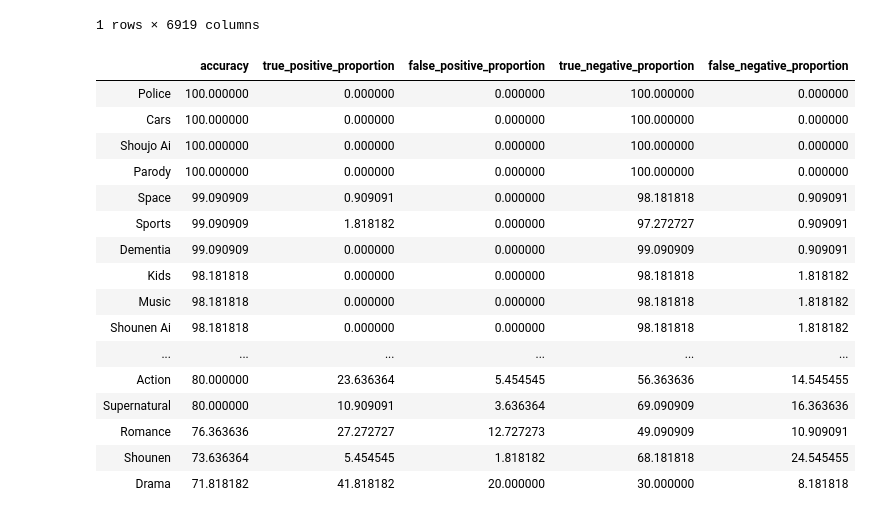
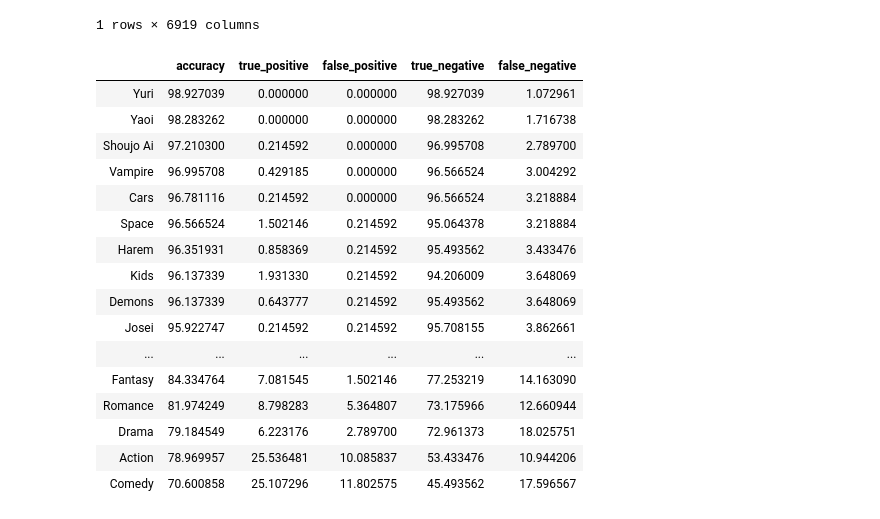
Before and after one commit to MaximeBastion/Anime_Classifier_Bayes, a Jupyter notebook: Anime_Classifier_Bayes.ipynb, the cells around one changed output. Drawn from its saved outputs; the diff is of its cells as text; code cells hidden in the pictures.

Commit message:
Working with more anime, accuracy nested pie charts

```diff
--- a/Anime_Classifier_Bayes.ipynb
+++ b/Anime_Classifier_Bayes.ipynb
@@ -195,14 +246,16 @@ def fetch_data(genres_dictionary, pages_per_genre=3):
 # We only fetch API data if we did not already do it and saved it, or if we set it to do it regardless (new data?)
 if not path.isfile(Constants.ANIMES_CSV_FILENAME) or Constants.FORCE_API_GET:
     print("Fetching & saving anime data")
-    animes = fetch_data(genres_name)
+#     animes = fetch_data(genres_name)
+    all_ids = [id + 1 for id in range(43)]
+    animes = fetch_data(all_ids, 1)
     animes.to_csv(Constants.ANIMES_CSV_FILENAME, index = False)
 else:
     print("Loading anime data")
     animes = pd.read_csv(Constants.ANIMES_CSV_FILENAME)
-    # the synopsis column is saved and loaded as strings, not lists. We need to convert it back to lists
+    # the synopsis and genres columns are saved and loaded as strings, not lists of strings. We need to convert them back to lists
     animes["synopsis"] = animes["synopsis"].str.replace('[', '').str.replace(']', '').str.replace("'", '').str.replace(',', '').str.split()
-
+    animes["genres"] = animes["genres"].str.replace('[', '').str.replace(']', '').str.replace("'", '').str.replace(', ', ',').str.split(',')
 
 print("Loaded " + str(animes.shape[0]) + " animes")
 animes.head()
@@ -257,7 +310,7 @@ def get_vocabulary(series):
     for synopsis in series:
         for word in synopsis:
             vocab.append(word)
-    return list(set(vocab))
+    return set(vocab)
 
 vocabulary = get_vocabulary(training_set["synopsis"])
 len(vocabulary)
@@ -351,17 +404,17 @@ genre_n_words
 import time
 
 def save_parameters():
-#     filename = "parameters_" + str(len(clean_training_data)) + "_animes_" + str(n_vocabulary)  + "_words_" + str(len(genres)) + "_genres.json"
-    with open("parameters.json", 'w', encoding='utf-8') as f:
+    with open(Constants.PARAMETERS_FILENAME, 'w', encoding='utf-8') as f:
         json.dump(parameters, f, ensure_ascii=False, indent=4)
-    with open("parameters_no.json", 'w', encoding='utf-8') as f:
+    with open(Constants.PARAMETERS_NO_FILENAME, 'w', encoding='utf-8') as f:
         json.dump(parameters_no, f, ensure_ascii=False, indent=4)
 
-def load_parameters(filename="parameters.json", filename_no="parameters_no.json"):
+def load_parameters():
     params, params_no = None, None
-    with open(filename, 'r') as f:
+#     with open(Constants.PARAMETERS_FILENAME, 'r') as f:
+    with open(Constants.PARAMETERS_FILENAME, 'r', encoding='cp850') as f:
         params =  json.load(f)
-    with open(filename_no, 'r') as n:
+    with open(Constants.PARAMETERS_NO_FILENAME, 'r', encoding='cp850') as n:
         params_no =  json.load(n)
     return params, params_no
 
@@ -376,7 +429,6 @@ def compute_parameters():
             # P(genre|synopsis)
             rows_of_this_genre = training_set_clean[training_set_clean[genre] == True]
             n_word_given_genre = rows_of_this_genre[word].sum()    # number of occurences of the treated word in synopses of this genre
-            #print(n_word_given_genre)
             p_word_given_genre = (n_word_given_genre + alpha) / (genre_n_words[genre] + alpha*n_vocabulary)
             parameters[genre][word] = p_word_given_genre
 
@@ -395,11 +447,11 @@ def compute_parameters():
     return parameters, parameters_no
 
 # If we already computed our parameters and saved them locally, we load them. Otherwise we compute and save them
-if path.isfile('parameters.json') and path.isfile('parameters_no.json'):
+if path.isfile(Constants.PARAMETERS_FILENAME) and path.isfile(Constants.PARAMETERS_NO_FILENAME) and not Constants.FORCE_COMPUTE_PARAMETERS:
     parameters, parameters_no = load_parameters()
 else:
-    parameters, parameters_no = compute_parameters
-    #save_parameters()
+    parameters, parameters_no = compute_parameters()
+    save_parameters()
 
 
-parameters["Action"]
+#parameters["Action"]
@@ -498,16 +532,16 @@ def get_accuracy_per_genre_df(df):
 
     genre_stats = pd.DataFrame({
         "accuracy": list(accuracy_per_genre),
-        "true_positive_proportion": true_positive_proportions,
-        "false_positive_proportion": false_positive_proportions,
-        "true_negative_proportion": true_negative_proportions,
-        "false_negative_proportion": false_negative_proportions
+        "true_positive": true_positive_proportions,
+        "false_positive": false_positive_proportions,
+        "true_negative": true_negative_proportions,
+        "false_negative": false_negative_proportions
     })
     genre_stats.index = genres
 
     return genre_stats.sort_values("accuracy", ascending = False)
 
-test_anime = test_set.iloc[19]
+test_anime = test_set.iloc[1]
 print(test_anime["title"])
 print(test_anime["genres"])
 synopsis = test_anime["synopsis"]
@@ -591,25 +621,25 @@ training_set_clean[training_set_clean["synopsis"].apply(len) == 0]
 # %%
 isolated_test_set = test_set.copy()
 predict_all(isolated_test_set)
 compute_accuracy_per_anime(isolated_test_set)
-isolated_test_set.head(10)
 # (isolated_test_set["accuracy_per_anime"] >= 97).sum() / len(isolated_test_set)
-get_accuracy_per_genre_df(isolated_test_set)
+accuracy_df = get_accuracy_per_genre_df(isolated_test_set)
+accuracy_df
 # %% [output]
-|  | accuracy | true_positive_proportion | false_positive_proportion | true_negative_proportion | false_negative_proportion |
-| Police | 100.000000 | 0.000000 | 0.000000 | 100.000000 | 0.000000 |
-| Cars | 100.000000 | 0.000000 | 0.000000 | 100.000000 | 0.000000 |
-| Shoujo Ai | 100.000000 | 0.000000 | 0.000000 | 100.000000 | 0.000000 |
-| Parody | 100.000000 | 0.000000 | 0.000000 | 100.000000 | 0.000000 |
-| Space | 99.090909 | 0.909091 | 0.000000 | 98.181818 | 0.909091 |
-| Sports | 99.090909 | 1.818182 | 0.000000 | 97.272727 | 0.909091 |
-| Dementia | 99.090909 | 0.000000 | 0.000000 | 99.090909 | 0.909091 |
-| Kids | 98.181818 | 0.000000 | 0.000000 | 98.181818 | 1.818182 |
-| Music | 98.181818 | 0.000000 | 0.000000 | 98.181818 | 1.818182 |
-| Shounen Ai | 98.181818 | 0.000000 | 0.000000 | 98.181818 | 1.818182 |
+|  | accuracy | true_positive | false_positive | true_negative | false_negative |
+| Yuri | 98.927039 | 0.000000 | 0.000000 | 98.927039 | 1.072961 |
+| Yaoi | 98.283262 | 0.000000 | 0.000000 | 98.283262 | 1.716738 |
+| Shoujo Ai | 97.210300 | 0.214592 | 0.000000 | 96.995708 | 2.789700 |
+| Vampire | 96.995708 | 0.429185 | 0.000000 | 96.566524 | 3.004292 |
+| Cars | 96.781116 | 0.214592 | 0.000000 | 96.566524 | 3.218884 |
+| Space | 96.566524 | 1.502146 | 0.214592 | 95.064378 | 3.218884 |
+| Harem | 96.351931 | 0.858369 | 0.214592 | 95.493562 | 3.433476 |
+| Kids | 96.137339 | 1.931330 | 0.214592 | 94.206009 | 3.648069 |
+| Demons | 96.137339 | 0.643777 | 0.214592 | 95.493562 | 3.648069 |
+| Josei | 95.922747 | 0.214592 | 0.214592 | 95.708155 | 3.862661 |
 | ... | ... | ... | ... | ... | ... |
-| Action | 80.000000 | 23.636364 | 5.454545 | 56.363636 | 14.545455 |
-| Supernatural | 80.000000 | 10.909091 | 3.636364 | 69.090909 | 16.363636 |
-| Romance | 76.363636 | 27.272727 | 12.727273 | 49.090909 | 10.909091 |
-| Shounen | 73.636364 | 5.454545 | 1.818182 | 68.181818 | 24.545455 |
-| Drama | 71.818182 | 41.818182 | 20.000000 | 30.000000 | 8.181818 |
+| Fantasy | 84.334764 | 7.081545 | 1.502146 | 77.253219 | 14.163090 |
+| Romance | 81.974249 | 8.798283 | 5.364807 | 73.175966 | 12.660944 |
+| Drama | 79.184549 | 6.223176 | 2.789700 | 72.961373 | 18.025751 |
+| Action | 78.969957 | 25.536481 | 10.085837 | 53.433476 | 10.944206 |
+| Comedy | 70.600858 | 25.107296 | 11.802575 | 45.493562 | 17.596567 |
```
Also changed, not shown: parts of 17 cells of this notebook, 1 other file.
